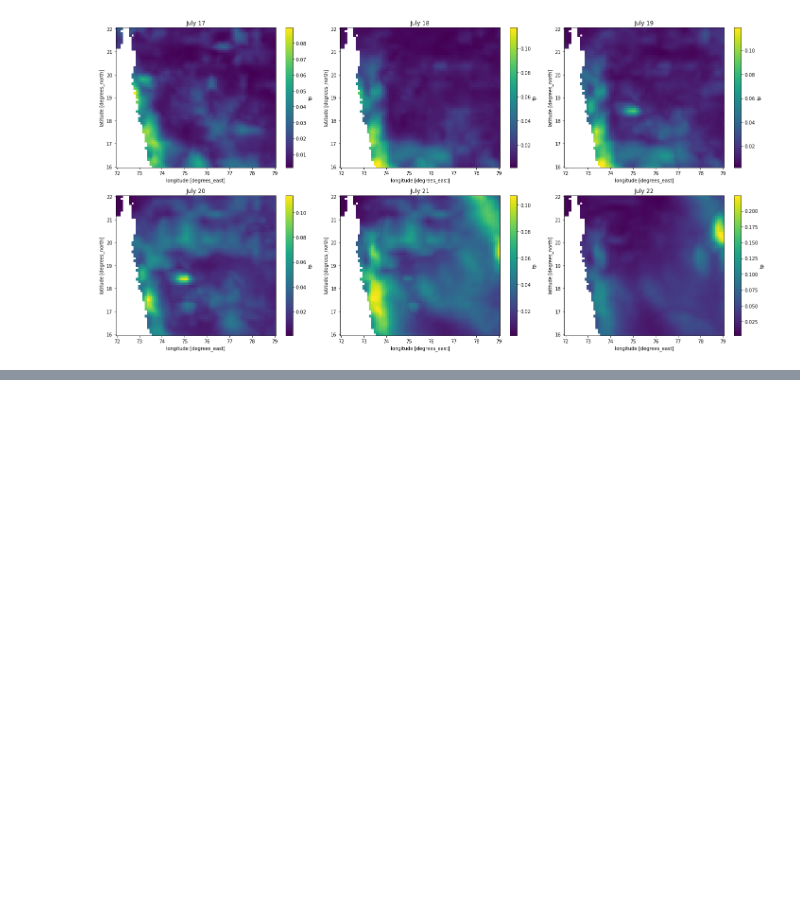
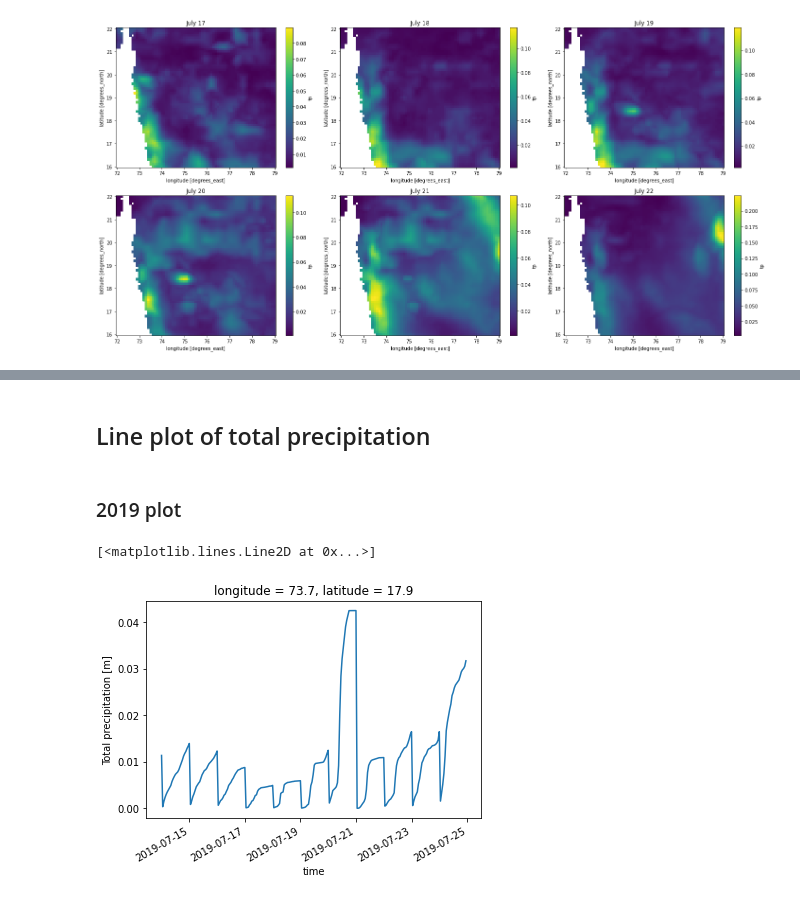
Before and after one commit to OmkarMehta/climate-data-science, a Jupyter notebook: Project/milestone2.ipynb, the cells around one changed output, grey strips where cells are left out. Cells and saved outputs as stored; diff of their text form; code cells hidden in the pictures; blank space fills up the shorter version.

```diff
--- a/Project/milestone2.ipynb
+++ b/Project/milestone2.ipynb
@@ -858,0 +861,13 @@ plt.show()
+# %%
+# get the location of Mahabaleshwar, Maharashtra, India
+lat_mahabaleshwar = 17.93
+lon_mahabaleshwar = 73.65
+lat = data.latitude.values
+lon = data.longitude.values
+
+# find the indices of the nearest point to Mahabaleshwar. Save these indices to new variables, and print out the values.
+lat_ind_mahabaleshwar = np.abs(lat - lat_mahabaleshwar).argmin()
+lon_ind_mahabaleshwar = np.abs(lon - lon_mahabaleshwar).argmin()
+# print(lat_ind_mahabaleshwar, lon_ind_mahabaleshwar)
+print(f"The latitude index of the nearest gridpoint to Mahabaleshwar is : {lat_ind_mahabaleshwar}")
+print(f"The longitude index of the nearest gridpoint to Mahabaleshwar is : {lon_ind_mahabaleshwar}")
@@ -858,0 +886,4 @@ plt.show()
+# %%
+# Index your data so that you are only accessing data at this special location.
+data_mahabaleshwar = data.sel(latitude=lat[lat_ind_mahabaleshwar], longitude=lon[lon_ind_mahabaleshwar])
+data_mahabaleshwar
@@ -858,0 +906,10 @@ plt.show()
+# %% [markdown]
+## Line plot of total precipitation
+# %% [markdown]
+### 2019 plot
+# %%
+# make a line plot of all the total precip at this location, for all three years separately
+data_mahabaleshwar.tp.sel(time=data_mahabaleshwar.time.dt.year == 2019).plot(label='2019')
+# %% [output]
+[<matplotlib.lines.Line2D at 0x...>]
+[figure, added]
```
Also changed, not shown: parts of 11 cells of this notebook, 4 other files.
